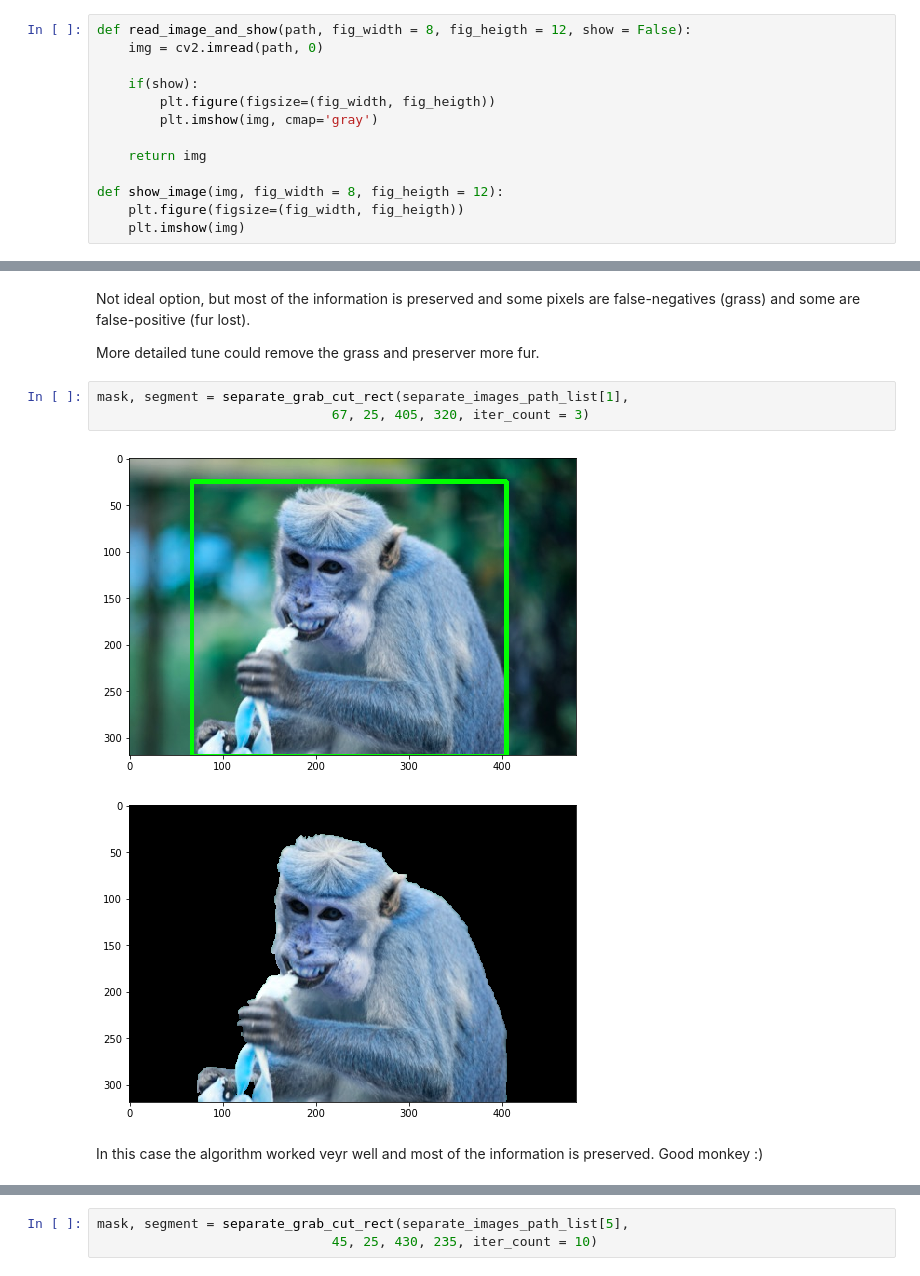
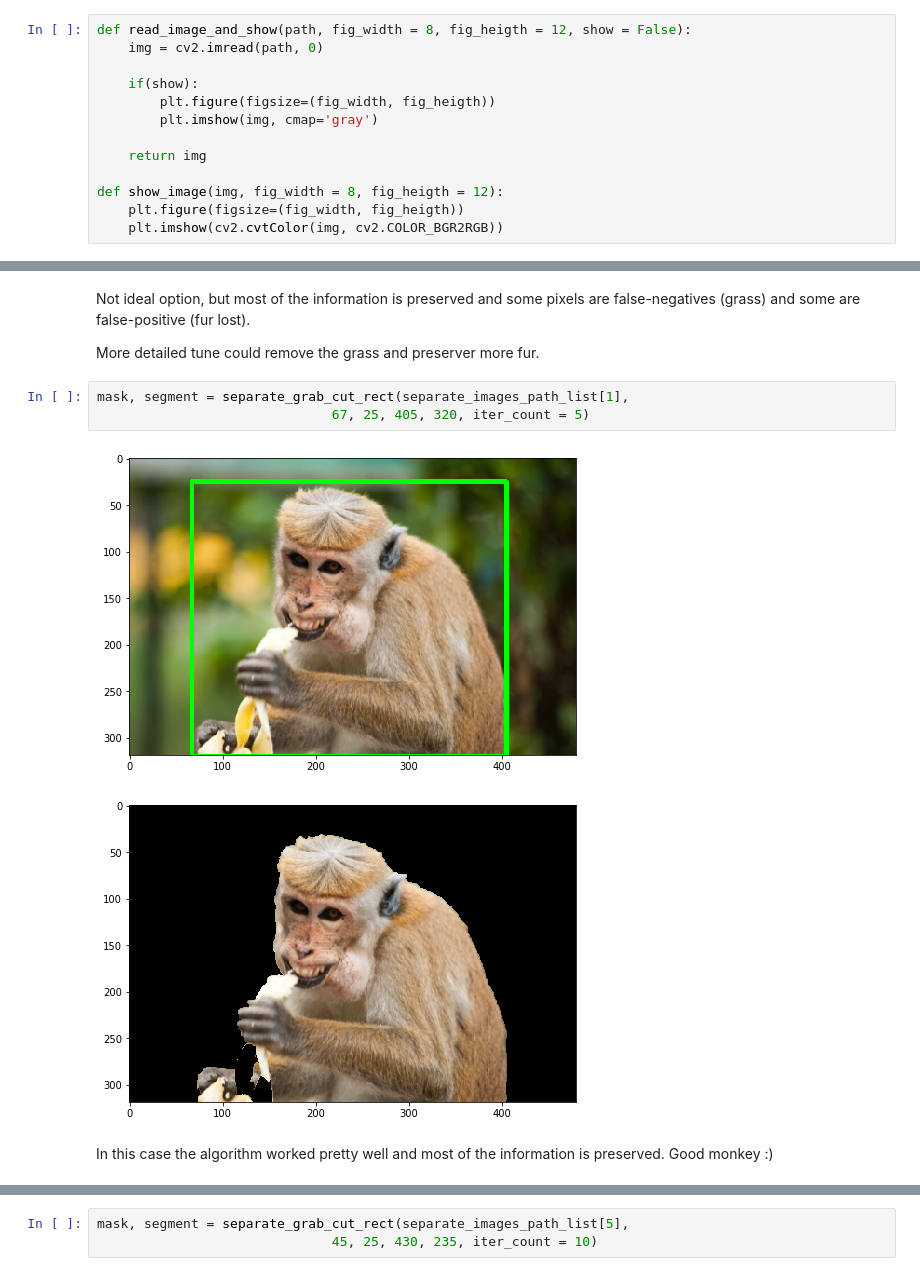
Before and after one commit to Progern/computer-vision-hw, a Jupyter notebook: cv-2-0/cv-hw-2-2-object-separation.ipynb, the cells around one changed output, grey strips where cells are left out. Saved outputs shown, nothing was run; the diff lists cells and outputs as text.

```diff
--- a/cv-2-0/cv-hw-2-2-object-separation.ipynb
+++ b/cv-2-0/cv-hw-2-2-object-separation.ipynb
@@ -32,7 +32,7 @@ def read_image_and_show(path, fig_width = 8, fig_heigth = 12, show = False):
 
 def show_image(img, fig_width = 8, fig_heigth = 12):
     plt.figure(figsize=(fig_width, fig_heigth))
-    plt.imshow(img)
+    plt.imshow(cv2.cvtColor(img, cv2.COLOR_BGR2RGB))
 # %%
 def separate_grab_cut_rect(img_path, x, y, w, h,
                            iter_count = 2):
@@ -130,12 +130,12 @@ Not ideal option, but most of the information is preserved and some pixels are f
 More detailed tune could remove the grass and preserver more fur.
 # %%
 mask, segment = separate_grab_cut_rect(separate_images_path_list[1],
-                              67, 25, 405, 320, iter_count = 3)
+                              67, 25, 405, 320, iter_count = 5)
 # %% [output]
-[figure, old version]
+[figure, new version]
-[figure, old version]
+[figure, new version]
 # %% [markdown]
-In this case the algorithm worked veyr well and most of the information is preserved. Good monkey :)
+In this case the algorithm worked pretty well and most of the information is preserved. Good monkey :)
 # %%
 mask, segment = separate_grab_cut_rect(separate_images_path_list[3],
                               70, 53, 250, 210, iter_count = 5)
```
Also changed, not shown: parts of 5 cells of this notebook.
